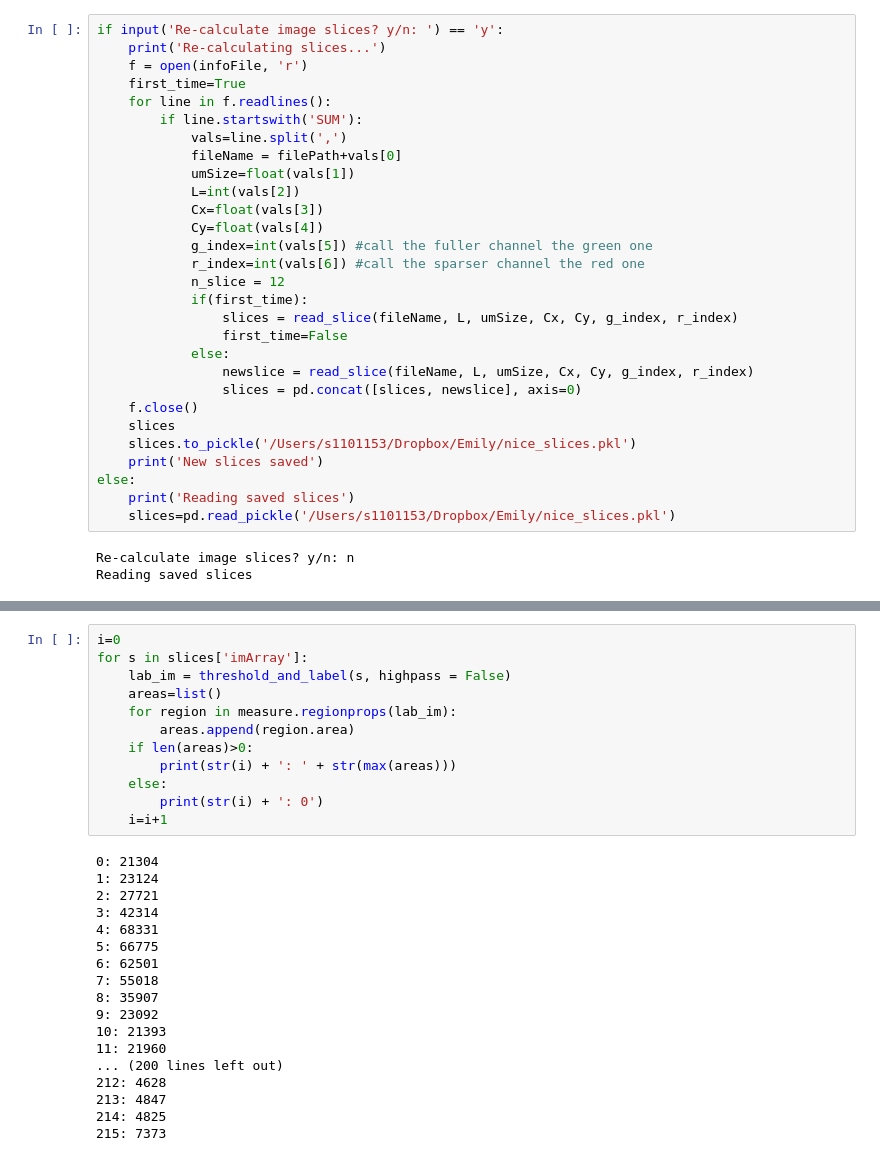
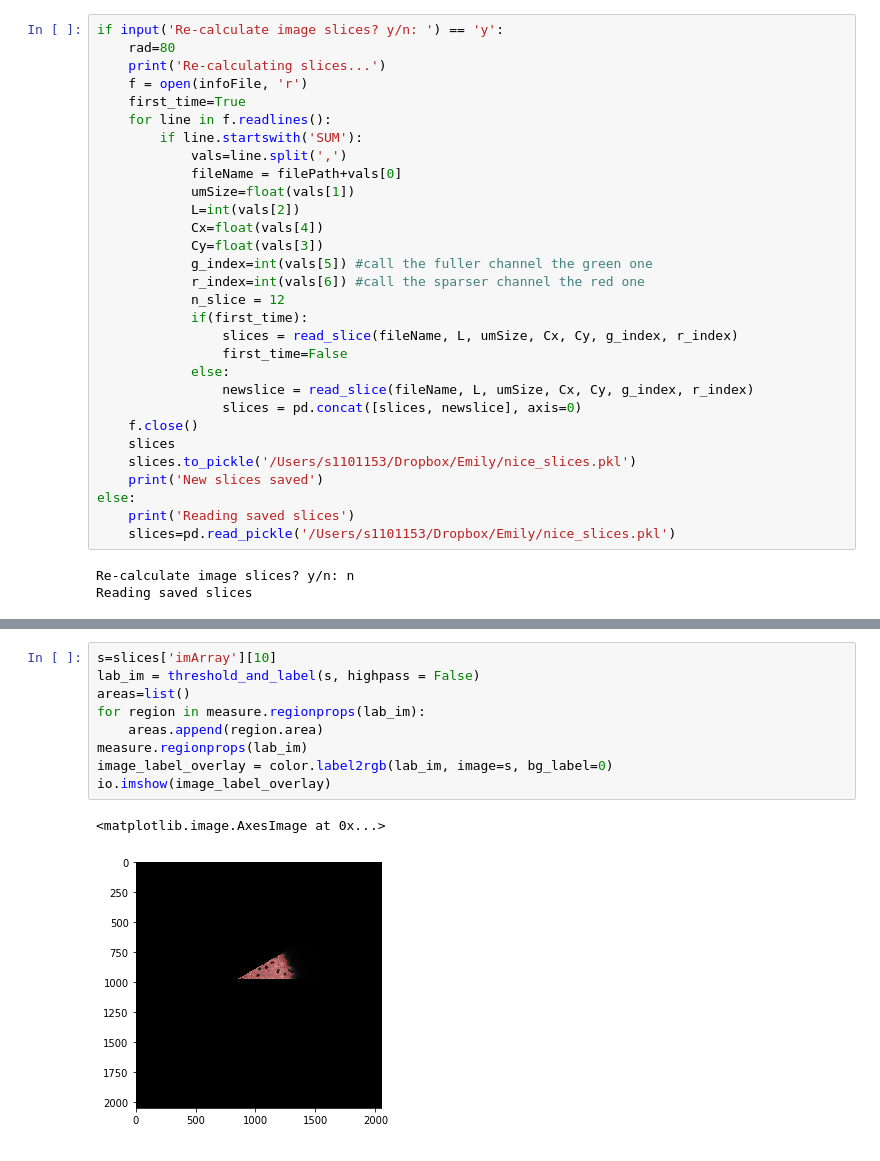
Before and after one commit to ixicrom/droplets, a Jupyter notebook: test_compare_models.ipynb, the cells around one changed output, grey strips where cells are left out. Cells and saved outputs as stored; diff of their text form.

```diff
--- a/test_compare_models.ipynb
+++ b/test_compare_models.ipynb
@@ -18,6 +17,7 @@ filePath = '/Users/s1101153/Desktop/TIFs/'
 infoFile = '/Users/s1101153/Dropbox/Emily/z-stack_info.csv'
 # %%
 if input('Re-calculate image slices? y/n: ') == 'y':
+    rad=80
     print('Re-calculating slices...')
     f = open(infoFile, 'r')
     first_time=True
@@ -27,8 +27,8 @@ if input('Re-calculate image slices? y/n: ') == 'y':
             fileName = filePath+vals[0]
             umSize=float(vals[1])
             L=int(vals[2])
-            Cx=float(vals[3])
-            Cy=float(vals[4])
+            Cx=float(vals[4])
+            Cy=float(vals[3])
             g_index=int(vals[5]) #call the fuller channel the green one
             r_index=int(vals[6]) #call the sparser channel the red one
             n_slice = 12
@@ -59,30 +92,12 @@ io.imshow(test_im.values[0])
 # %%
-i=0
-for s in slices['imArray']:
-    lab_im = threshold_and_label(s, highpass = False)
-    areas=list()
-    for region in measure.regionprops(lab_im):
-        areas.append(region.area)
-    if len(areas)>0:
-        print(str(i) + ': ' + str(max(areas)))
-    else:
-        print(str(i) + ': 0')
-    i=i+1
+s=slices['imArray'][10]
+lab_im = threshold_and_label(s, highpass = False)
+areas=list()
+for region in measure.regionprops(lab_im):
+    areas.append(region.area)
+measure.regionprops(lab_im)
+image_label_overlay = color.label2rgb(lab_im, image=s, bg_label=0)
+io.imshow(image_label_overlay)
 # %% [output]
-0: 21304
-1: 23124
-2: 27721
-3: 42314
-4: 68331
-5: 66775
-6: 62501
-7: 55018
-8: 35907
-9: 23092
-10: 21393
-11: 21960
-... (200 lines left out)
-212: 4628
-213: 4847
-214: 4825
-215: 7373
+<matplotlib.image.AxesImage at 0x...>
+[figure, added]
```
Also changed, not shown: parts of 19 cells of this notebook.
